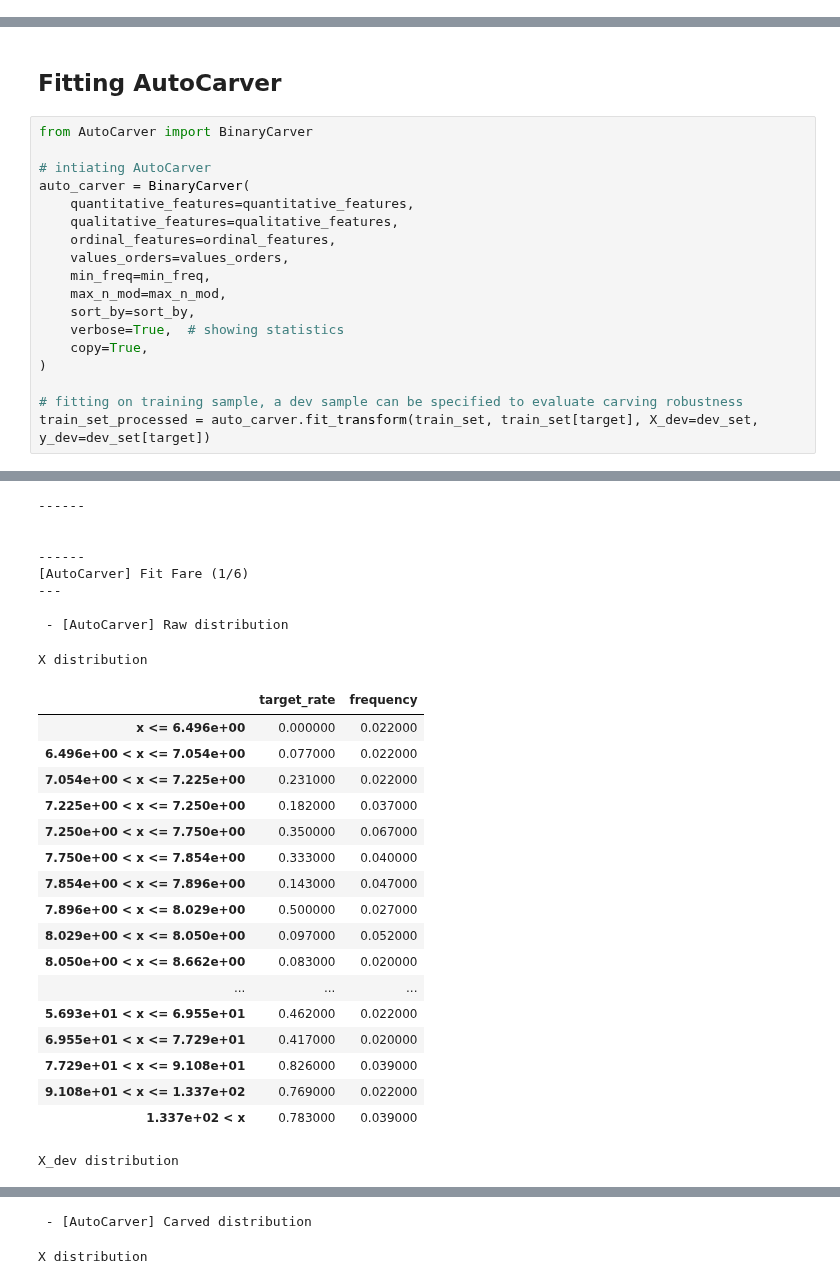
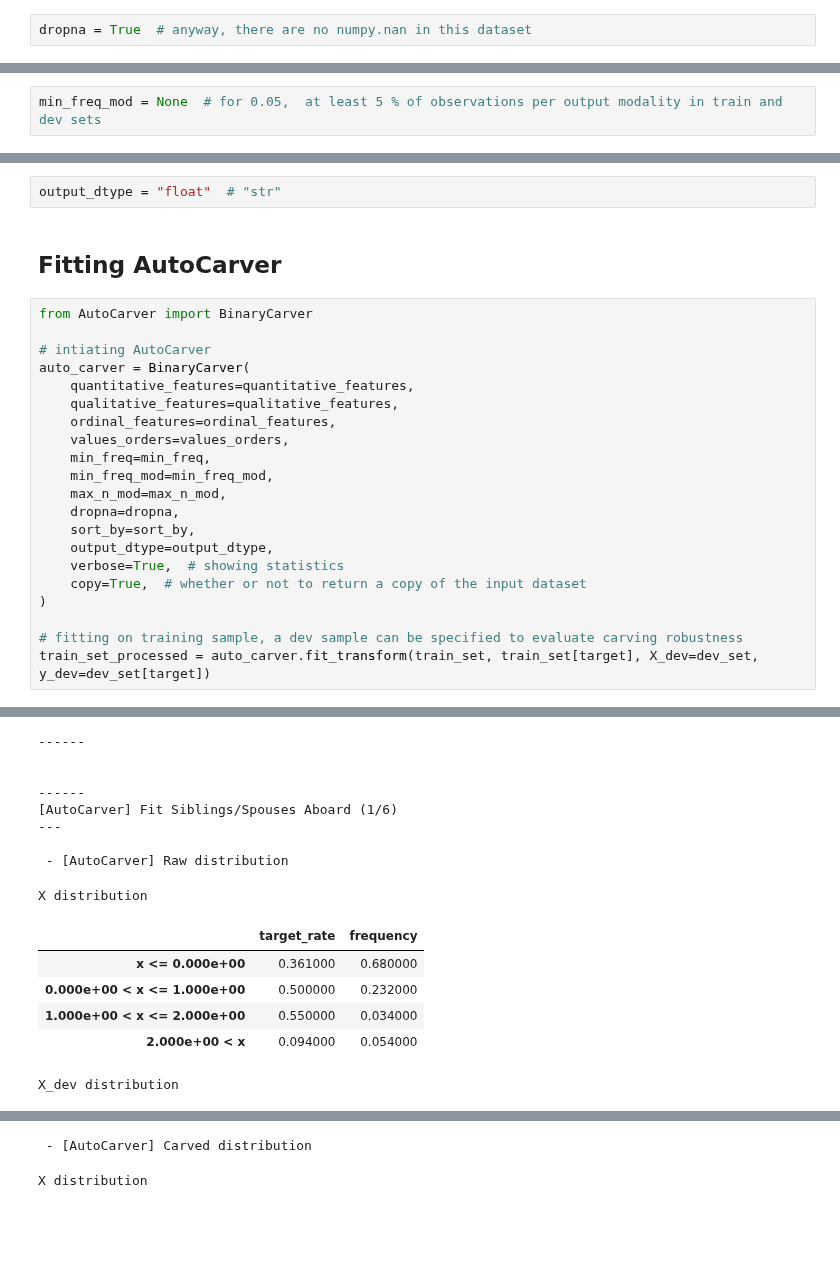
Before and after one commit to mdefrance/AutoCarver, a Jupyter notebook: docs/source/examples/BinaryClassification/binary_classification_example.ipynb, the cells around one changed output, grey strips where cells are left out. Saved outputs shown, nothing was run; the diff lists cells and outputs as text; blank space fills up the shorter version.

```diff
--- a/docs/source/examples/BinaryClassification/binary_classification_example.ipynb
+++ b/docs/source/examples/BinaryClassification/binary_classification_example.ipynb
@@ -165,0 +154,2 @@ sort_by = "tschuprowt"  # "cramerv"
+# %%
+dropna = True  # anyway, there are no numpy.nan in this dataset
@@ -165,0 +162,2 @@ sort_by = "tschuprowt"  # "cramerv"
+# %%
+min_freq_mod = None  # for 0.05,  at least 5 % of observations per output modality in train and dev sets
@@ -166,3 +171,5 @@ sort_by = "tschuprowt"  # "cramerv"
+# %%
+output_dtype = "float"  # "str"
 # %% [markdown]
 
 ## Fitting AutoCarver
@@ -176,10 +183,13 @@ auto_carver = BinaryCarver(
     ordinal_features=ordinal_features,
     values_orders=values_orders,
     min_freq=min_freq,
+    min_freq_mod=min_freq_mod,
     max_n_mod=max_n_mod,
+    dropna=dropna,
     sort_by=sort_by,
+    output_dtype=output_dtype,
     verbose=True,  # showing statistics
-    copy=True,
+    copy=True,  # whether or not to return a copy of the input dataset
 )
 
 # fitting on training sample, a dev sample can be specified to evaluate carving robustness
@@ -201,28 +211,16 @@ train_set_processed = auto_carver.fit_transform(train_set, train_set[target], X_
 ------
 
 
 ------
-[AutoCarver] Fit Fare (1/6)
+[AutoCarver] Fit Siblings/Spouses Aboard (1/6)
 ---
 
  - [AutoCarver] Raw distribution
 X distribution
 |  | target_rate | frequency |
-| x <= 6.496e+00 | 0.000000 | 0.022000 |
-| 6.496e+00 < x <= 7.054e+00 | 0.077000 | 0.022000 |
-| 7.054e+00 < x <= 7.225e+00 | 0.231000 | 0.022000 |
-| 7.225e+00 < x <= 7.250e+00 | 0.182000 | 0.037000 |
-| 7.250e+00 < x <= 7.750e+00 | 0.350000 | 0.067000 |
-| 7.750e+00 < x <= 7.854e+00 | 0.333000 | 0.040000 |
-| 7.854e+00 < x <= 7.896e+00 | 0.143000 | 0.047000 |
-| 7.896e+00 < x <= 8.029e+00 | 0.500000 | 0.027000 |
-| 8.029e+00 < x <= 8.050e+00 | 0.097000 | 0.052000 |
-| 8.050e+00 < x <= 8.662e+00 | 0.083000 | 0.020000 |
-| ... | ... | ... |
-| 5.693e+01 < x <= 6.955e+01 | 0.462000 | 0.022000 |
-| 6.955e+01 < x <= 7.729e+01 | 0.417000 | 0.020000 |
-| 7.729e+01 < x <= 9.108e+01 | 0.826000 | 0.039000 |
-| 9.108e+01 < x <= 1.337e+02 | 0.769000 | 0.022000 |
-| 1.337e+02 < x | 0.783000 | 0.039000 |
+| x <= 0.000e+00 | 0.361000 | 0.680000 |
+| 0.000e+00 < x <= 1.000e+00 | 0.500000 | 0.232000 |
+| 1.000e+00 < x <= 2.000e+00 | 0.550000 | 0.034000 |
+| 2.000e+00 < x | 0.094000 | 0.054000 |
 X_dev distribution
 |  | target_rate | frequency |
```
Also changed, not shown: parts of 29 cells of this notebook, 24 other files.
